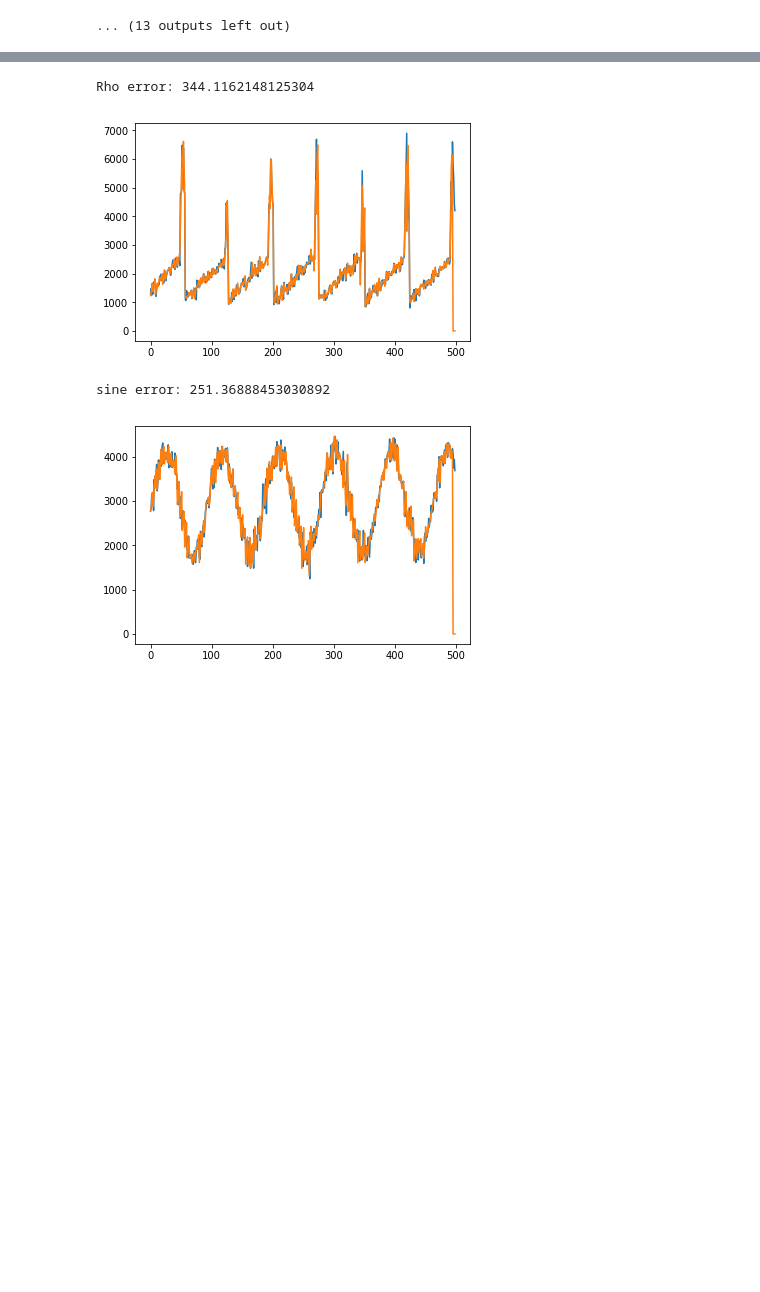
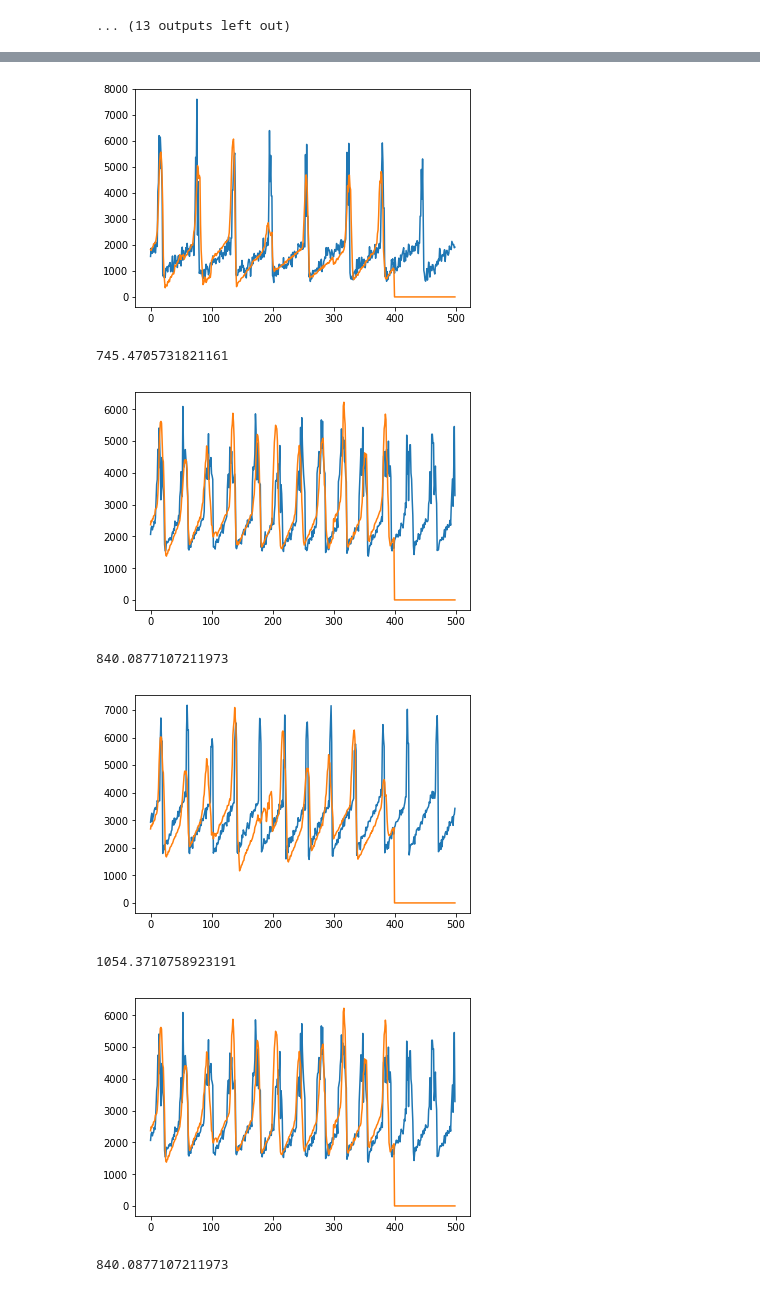
Before and after one commit to jorwatkapola/timeseries_segment_clustering, a Jupyter notebook: synthetic_test.ipynb, the cells around one changed output, grey strips where cells are left out. Cells and saved outputs as stored; diff of their text form; code cells hidden in the pictures; blank space fills up the shorter version.

Commit message:
started analysis of the most extreme error values

```diff
--- a/synthetic_test.ipynb
+++ b/synthetic_test.ipynb
@@ -297,0 +77,16 @@ print(np.min(rho_valid[0]),np.max(rho_valid[0]),np.mean(rho_valid[0]),np.std(rho
+# %%
+results=np.loadtxt("results/valid_results_20190510_sine.csv", dtype=float, delimiter=",")
+k_clusters=[150, 200, 250]
+seg_lens=[10, 20, 30, 40]
+worst_rho=[]
+best_test=[]
+for k_id, k_cluster in enumerate(k_clusters):
+    for len_id, seg_len in enumerate(seg_lens):
+        print("no. clusters: ", k_cluster, "segment length: ", seg_len)
+        train=results[(results[:,0]==k_id) & (results[:,1]==len_id) & (results[:,2]==0)]
+        max_rho=train[(train[:,-1]==np.max(train[:,-1]))][0]
+        worst_rho.append(max_rho[3])
+        #print("Mean rho error: \t", np.mean(train[:,-1]), "Max rho error: ", max_rho)
+        test=results[(results[:,0]==k_id) & (results[:,1]==len_id) & (results[:,2]==1)]
+        min_test=test[(test[:,-1]==np.min(test[:,-1]))][0]
+        best_test.append(min_test[3])
@@ -298,23 +106,20 @@ print(np.min(rho_valid[0]),np.max(rho_valid[0]),np.mean(rho_valid[0]),np.std(rho
 # %%
-r=r+1
-rho=rho_valid[r]
-valid_segments= sc.segmentation(rho, seg_len, seg_len , time_stamps=False)
-reco = sc.reconstruct(valid_segments, rho, cluster, rel_offset=False, seg_slide=seg_len)
-print("Rho error: {}".format(np.sqrt(np.mean((rho[seg_len:-seg_len]-reco[seg_len:-seg_len])**2))))
-plt.plot(rho)
-plt.plot(reco)
-plt.show()
-
-s+=1
-sine=sine_file[s]
-valid_segments= sc.segmentation(sine, seg_len, seg_len , time_stamps=False)
-reco = sc.reconstruct(valid_segments, sine, cluster, rel_offset=False, seg_slide=seg_len)
-print("sine error: {}".format(np.sqrt(np.mean((sine[seg_len:-seg_len]-reco[seg_len:-seg_len])**2))))
-plt.plot(sine)
-plt.plot(reco)
-plt.show()
+for rho in worst_rho:
+    rho=rho_valid[int(rho)]
+    seg_len=100
+    valid_segments= sc.segmentation(rho, seg_len, seg_len , time_stamps=False)
+    reco = sc.reconstruct(valid_segments, rho, cluster, rel_offset=False, seg_slide=seg_len)
+    error=np.sqrt(np.mean((rho[seg_len:-seg_len]-reco[seg_len:-seg_len])**2))
+    plt.plot(rho)
+    plt.plot(reco)
+    plt.show()
+    print(error)
 # %% [output]
+[figure, new version]
-Rho error: 344.1162148125304
+745.4705731821161
-[figure, old version]
+[figure, new version]
-sine error: 251.36888453030892
+840.0877107211973
-[figure, old version]
+[figure, added]
+1054.3710758923191
+[figure, added]
+840.0877107211973
```
Also changed, not shown: parts of 7 cells of this notebook.
